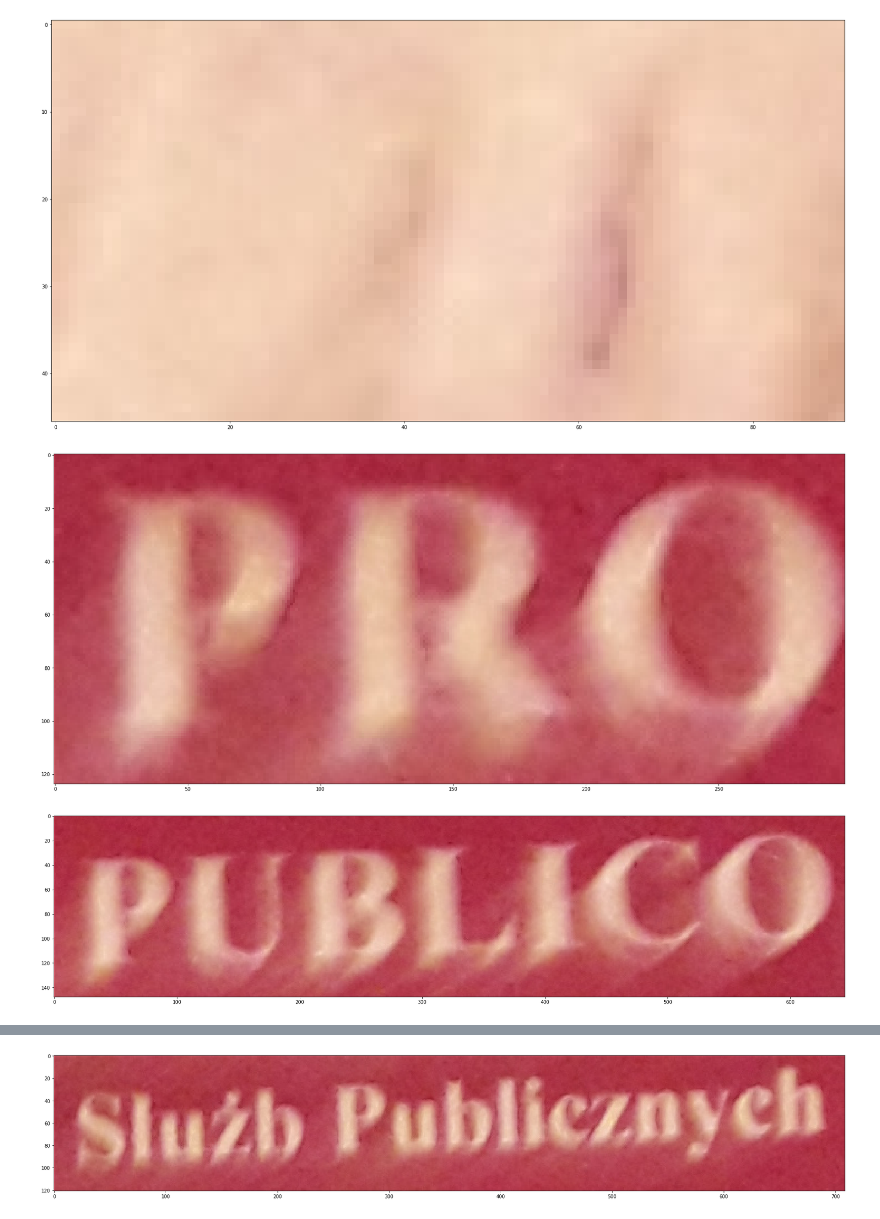
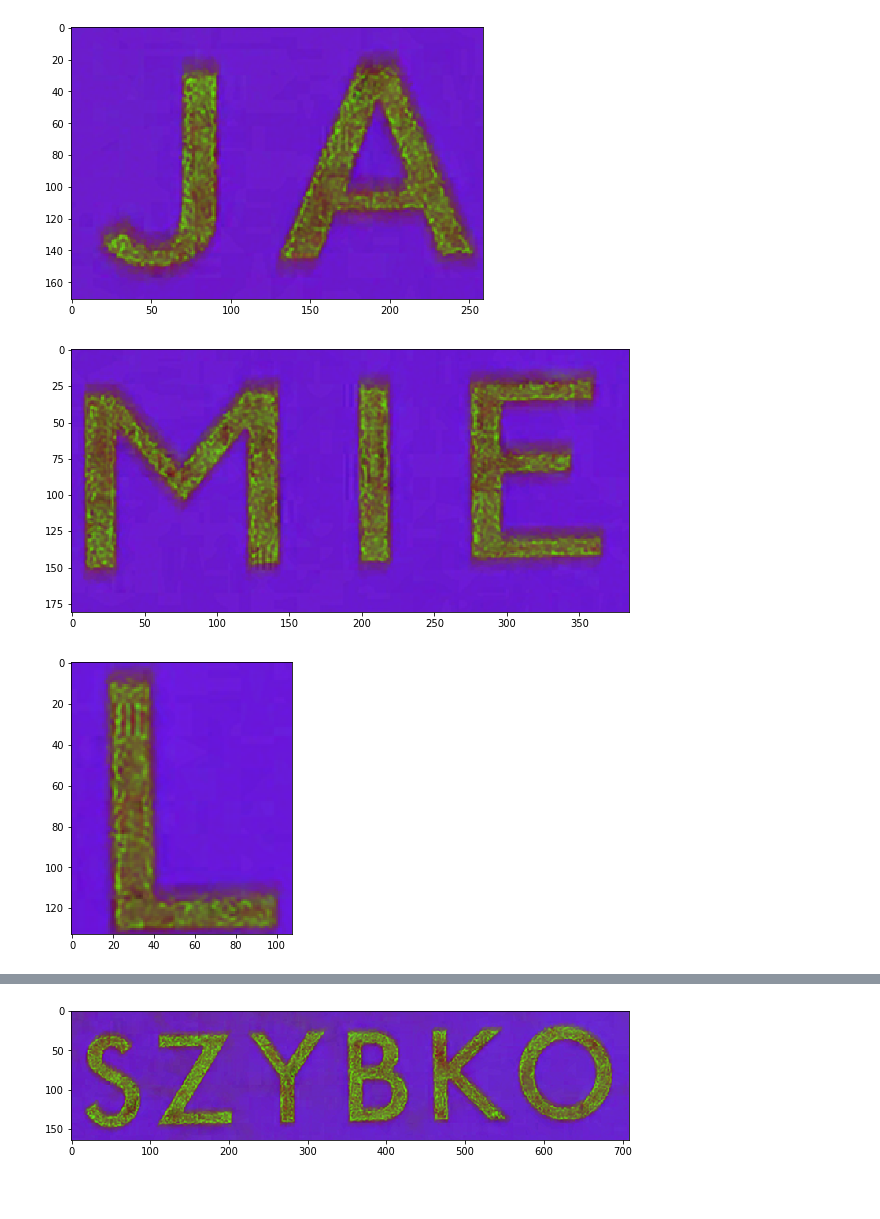
Before and after one commit to KamilJerzyWojcik/ImageTextDetector, a Jupyter notebook: SortedWords.ipynb, the cells around one changed output, grey strips where cells are left out. Saved outputs shown, nothing was run; the diff lists cells and outputs as text; code cells hidden in the pictures; blank space fills up the shorter version.

```diff
--- a/SortedWords.ipynb
+++ b/SortedWords.ipynb
@@ -3,7 +3,7 @@ from main import ImageTextDetector
 import matplotlib.pyplot as plt
 # %%
 imageTextDetector = ImageTextDetector()
-path = 'books_images/20191118_180815.jpg'
+path = 'books_images/cookbook.jpg'
 # %%
 image_boxes, images, results = imageTextDetector.get_ordered_words(image_path = path)
 # %% [output]
@@ -40,8 +39,9 @@ plt.show()
 # %%
+plt.rcParams["figure.figsize"] = (10,5)
 for img in images:
     imgplot = plt.imshow(img)
     plt.show()
 # %% [output]
-[figure, old version]
+[figure, new version]
-[figure, old version]
+[figure, new version]
-[figure, old version]
+[figure, new version]
@@ -54 +54 @@ for img in images:
-[figure, old version]
+[figure, new version]
```
Also changed, not shown: parts of 4 cells of this notebook, 50 other files.
